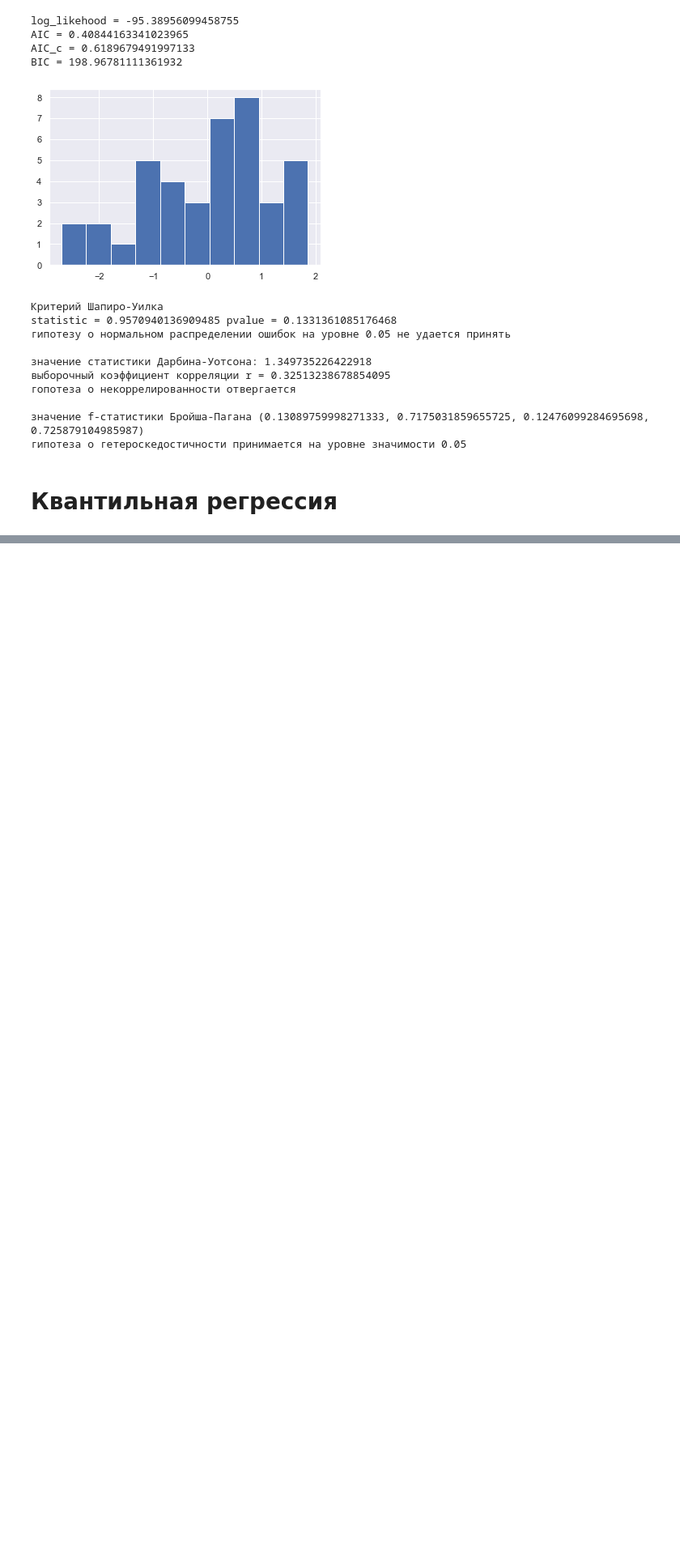
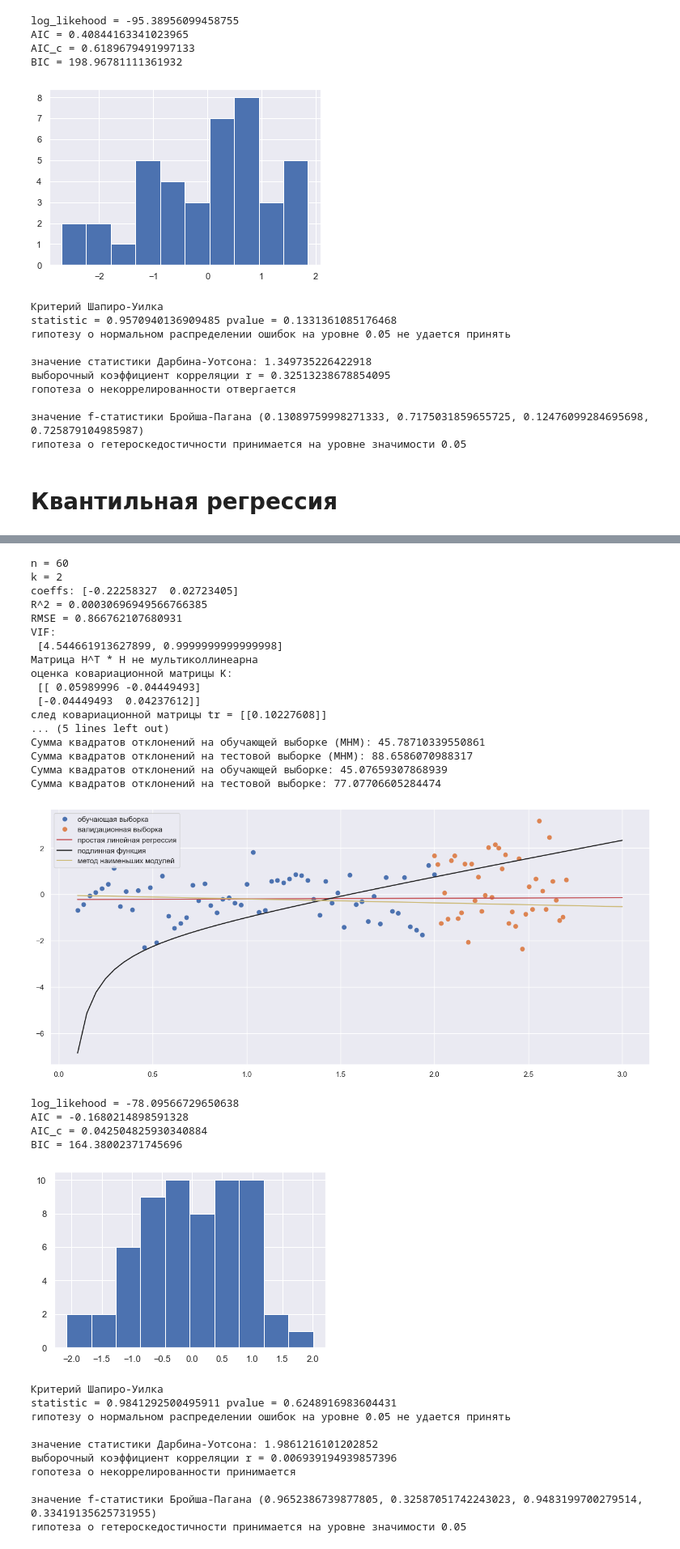
Before and after one commit to KorolevEgor/Econometrics, a Jupyter notebook: prog.ipynb, the cells around one changed output, grey strips where cells are left out. Shown at 81% size. Cells and saved outputs as stored; diff of their text form; code cells hidden in the pictures; blank space fills up the shorter version.

Commit message:
Добавил раздел 3.5 Квантильная регрессия

```diff
--- a/prog.ipynb
+++ b/prog.ipynb
@@ -176,8 +176,8 @@ X
 # МНК-оценка
 # %%
 def sum_loss(w):
-    X = X1.transpose()
-    return sum([np.abs(y_data[i] - np.dot(X[i],w)) for i in range(len(y_data))])
+    X = X_quantile.transpose()
+    return sum([np.abs(y_data_quantile[i] - np.dot(X[i],w)) for i in range(len(y_data_quantile))])
 
 # def construct_confidence_interval(thetas_hat, alpha, sigma_hat, n, x):
 #     down_bound = 0.0
@@ -266,7 +266,7 @@ def lr(X, X_test, X_law, model_name, show_method_min_module=False, y_data=y_data
 #         confidence_intervals_down.append(a)
 #         confidence_intervals_up.append(b)
 
-    plt.figure(figsize=(16, 16), dpi=100)
+    plt.figure(figsize=(16, 7), dpi=100)
 #     plt.grid()
     plt.plot(X1['x'], y_data, 'o', label='обучающая выборка')
     plt.plot(X_test['x'], y_data_test, 'o', label='валидационная выборка')
@@ -912,5 +912,51 @@ with df_quantile_test:
 # %%
 df_quantile_test = pd.read_csv('src/data/data_quantile_test.csv')
 y_data_test_quantile = df_quantile_test['y']
-X_test_quantile = df_quantile_test[['intercept', 'x_m1', 'x']]
+X_test_quantile = df_quantile_test[['intercept', 'xm1', 'x', 'x2']]
+# %%
+coeffs, errors, sigma_hat_2 = lr(X_quantile, X_test_quantile, X1_law, 'простая линейная регрессия', show_method_min_module=True, y_data=y_data_quantile, y_data_test=y_data_test_quantile, X1=X_quantile)
+log_likehood = -len(y_data_tukey) / 2.0 * (1 + np.log(2 * np.pi) + np.log(sigma_hat_2))
+k = 2
+AIC = 2 * k / len(y_data_quantile) + np.log(sigma_hat_2)
+AIC_c = AIC + 2 * k * (k + 1) / (len(y_data_quantile) - k - 1)
+BIC = k * np.log(len(y_data_quantile)) - 2 * log_likehood
+print('log_likehood =', log_likehood)
+print('AIC =', AIC)
+print('AIC_c =', AIC_c)
+print('BIC =', BIC)
+errors_test(X_quantile, errors, dl=1.51, du=1.65)
+# %% [output]
+n = 60
+k = 2
+coeffs: [-0.22258327  0.02723405]
+R^2 = 0.00030696949566766385
+RMSE = 0.866762107680931
+VIF:
+ [4.544661913627899, 0.9999999999999998]
+Матрица H^T * H не мультиколлинеарна
+оценка ковариационной матрицы K:
+ [[ 0.05989996 -0.04449493]
+ [-0.04449493  0.04237612]]
+след ковариационной матрицы tr = [[0.10227608]]
+... (5 lines left out)
+Сумма квадратов отклонений на обучающей выборке (МНМ): 45.78710339550861
+Сумма квадратов отклонений на тестовой выборке (МНМ): 88.6586070988317
+Сумма квадратов отклонений на обучающей выборке: 45.07659307868939
+Сумма квадратов отклонений на тестовой выборке: 77.07706605284474
+[figure, added]
+log_likehood = -78.09566729650638
+AIC = -0.1680214898591328
+AIC_c = 0.042504825930340884
+BIC = 164.38002371745696
+[figure, added]
+Критерий Шапиро-Уилка
+statistic = 0.9841292500495911 pvalue = 0.6248916983604431
+гипотезу о нормальном распределении ошибок на уровне 0.05 не удается принять
+
+значение статистики Дарбина-Уотсона: 1.9861216101202852
+выборочный коэффициент корреляции r = 0.006939194939857396
+гопотеза о некоррелированности принимается
+
+значение f-статистики Бройша-Пагана (0.9652386739877805, 0.32587051742243023, 0.9483199700279514, 0.33419135625731955)
+гипотеза о гетероскедостичности принимается на уровне значимости 0.05
 # %%
```
Also changed, not shown: parts of 5 cells of this notebook, 8 other files.
